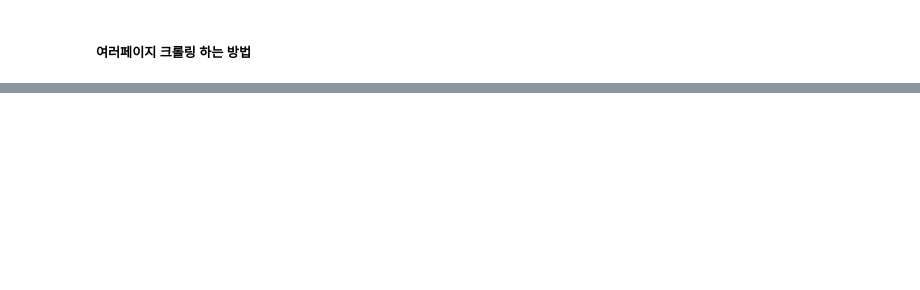
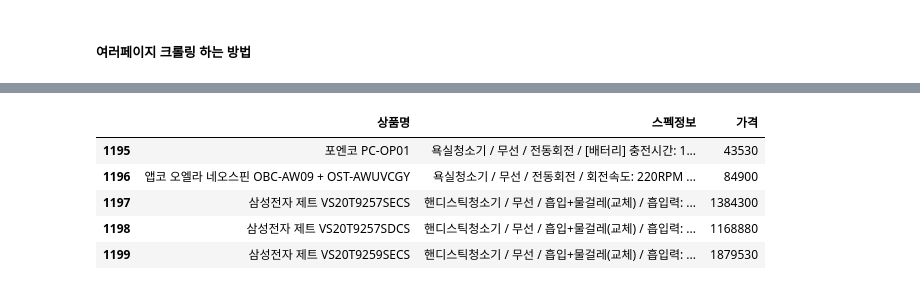
Before and after one commit to king-dong-gun/python_bigdata_analyze, a Jupyter notebook: day07/data17_ wirelessCleaner.popularItem.Analyze.ipynb, the cells around one changed output, grey strips where cells are left out. Drawn from its saved outputs; the diff is of its cells as text; code cells hidden in the pictures; blank space fills up the shorter version.

```diff
--- a/day07/data17_ wirelessCleaner.popularItem.Analyze.ipynb
+++ b/day07/data17_ wirelessCleaner.popularItem.Analyze.ipynb
@@ -157,2 +149,11 @@ dfProdData.columns = ['제품명', '제품스팩', '제품가격']
+# %%
+dfProdData.tail()
+# %% [output]
+|  | 상품명 | 스펙정보 | 가격 |
+| 1195 | 포엔코 PC-OP01 | 욕실청소기 / 무선 / 전동회전 / [배터리] 충전시간: 1... | 43530 |
+| 1196 | 앱코 오엘라 네오스핀 OBC-AW09 + OST-AWUVCGY | 욕실청소기 / 무선 / 전동회전 / 회전속도: 220RPM ... | 84900 |
+| 1197 | 삼성전자 제트 VS20T9257SECS | 핸디스틱청소기 / 무선 / 흡입+물걸레(교체) / 흡입력: ... | 1384300 |
+| 1198 | 삼성전자 제트 VS20T9257SDCS | 핸디스틱청소기 / 무선 / 흡입+물걸레(교체) / 흡입력: ... | 1168880 |
+| 1199 | 삼성전자 제트 VS20T9259SECS | 핸디스틱청소기 / 무선 / 흡입+물걸레(교체) / 흡입력: ... | 1879530 |
 # %%
 dfProdData.to_excel('./data/무선청소기_인기상품_분석결과.xlsx', index=False)
```
Also changed, not shown: parts of 16 cells of this notebook, 11 other files.
